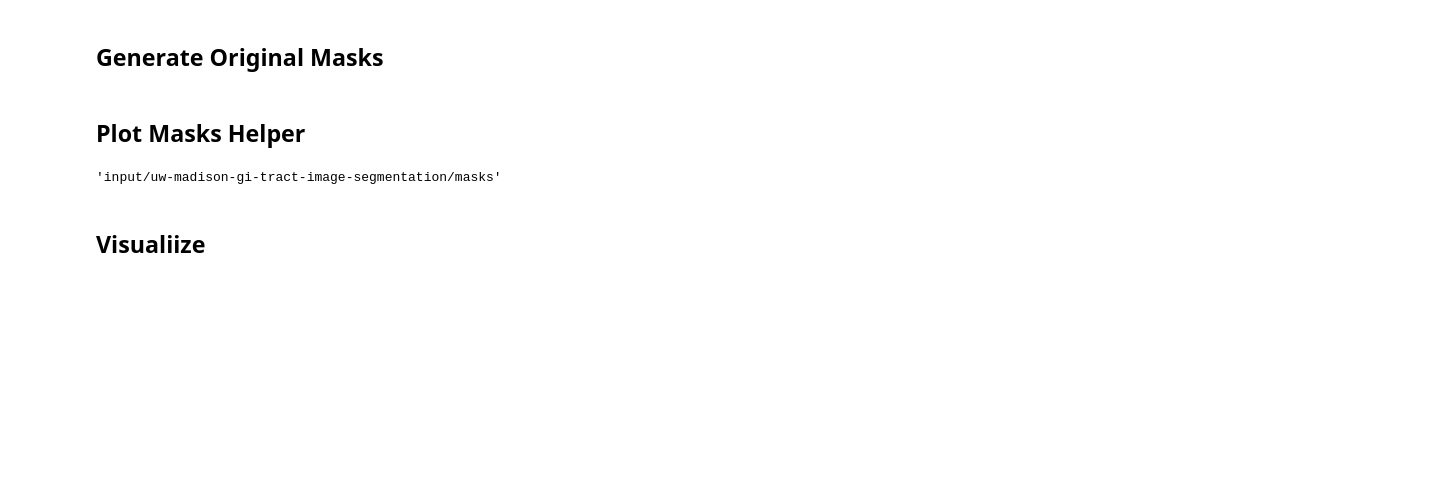
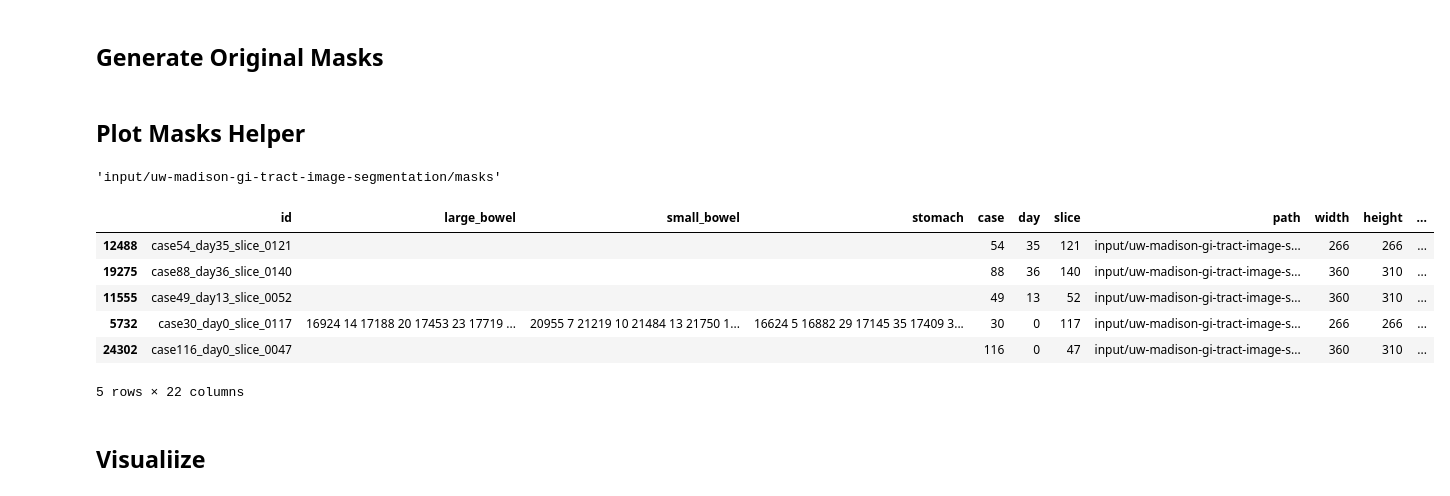
Before and after one commit to vitoleonardo/healthy-organ-tracker, a Jupyter notebook: HOT Inference.ipynb, the cells around one changed output. Cells and saved outputs as stored; diff of their text form; code cells hidden in the pictures; blank space fills up the shorter version.

```diff
--- a/HOT Inference.ipynb
+++ b/HOT Inference.ipynb
@@ -343,3 +292,21 @@ df_train.to_csv("df_train_with_mask_paths")
+# %%
+DEBUG = False
+if DEBUG:
+    df_train["multilabel_mask_path"] = df_train.progress_apply(lambda _row: make_seg_mask(_row, outputdir, resize_to=SEG_SHAPE, resize=False), axis=1)
+    df_train.to_csv("df_train_with_mask_paths.csv", index=False)
+
+df_train = pd.read_csv("df_train_with_mask_paths.csv")
+df_train.fillna('', inplace=True)
+# %%
+df_train.sample(5)
+# %% [output]
+|  | id | large_bowel | small_bowel | stomach | case | day | slice | path | width | height | ... |
+| 12488 | case54_day35_slice_0121 |  |  |  | 54 | 35 | 121 | input/uw-madison-gi-tract-image-s... | 266 | 266 | ... |
+| 19275 | case88_day36_slice_0140 |  |  |  | 88 | 36 | 140 | input/uw-madison-gi-tract-image-s... | 360 | 310 | ... |
+| 11555 | case49_day13_slice_0052 |  |  |  | 49 | 13 | 52 | input/uw-madison-gi-tract-image-s... | 360 | 310 | ... |
+| 5732 | case30_day0_slice_0117 | 16924 14 17188 20 17453 23 17719 ... | 20955 7 21219 10 21484 13 21750 1... | 16624 5 16882 29 17145 35 17409 3... | 30 | 0 | 117 | input/uw-madison-gi-tract-image-s... | 266 | 266 | ... |
+| 24302 | case116_day0_slice_0047 |  |  |  | 116 | 0 | 47 | input/uw-madison-gi-tract-image-s... | 360 | 310 | ... |
+5 rows × 22 columns
 # %% [markdown]
 ## Visualiize
 # %%
```
Also changed, not shown: parts of 28 cells of this notebook.
